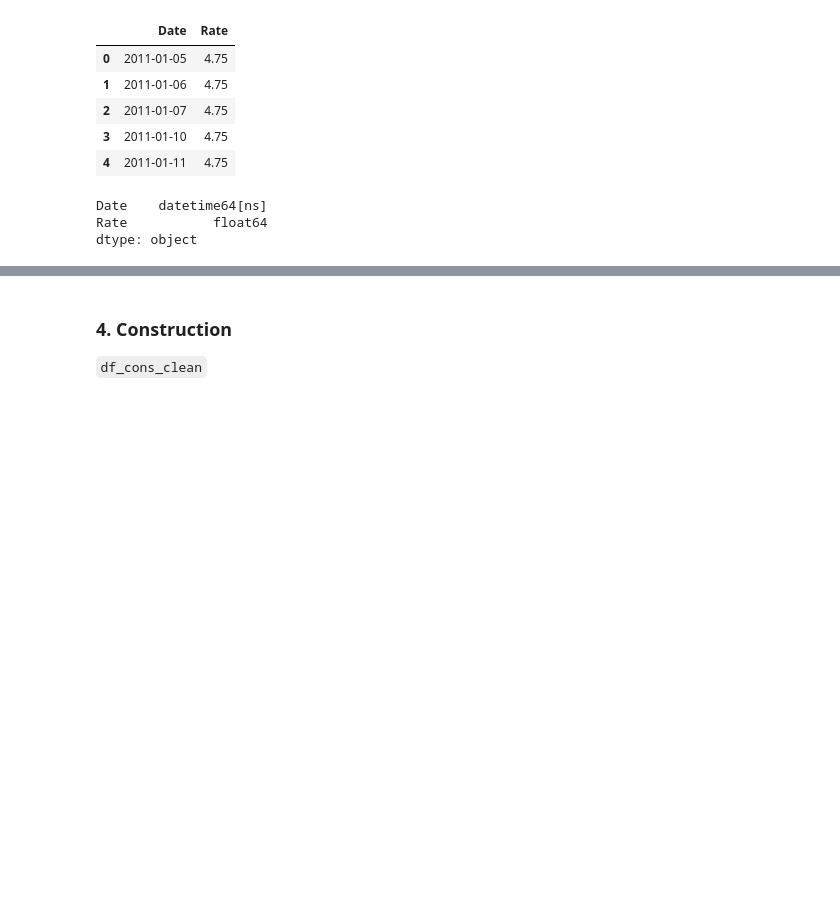
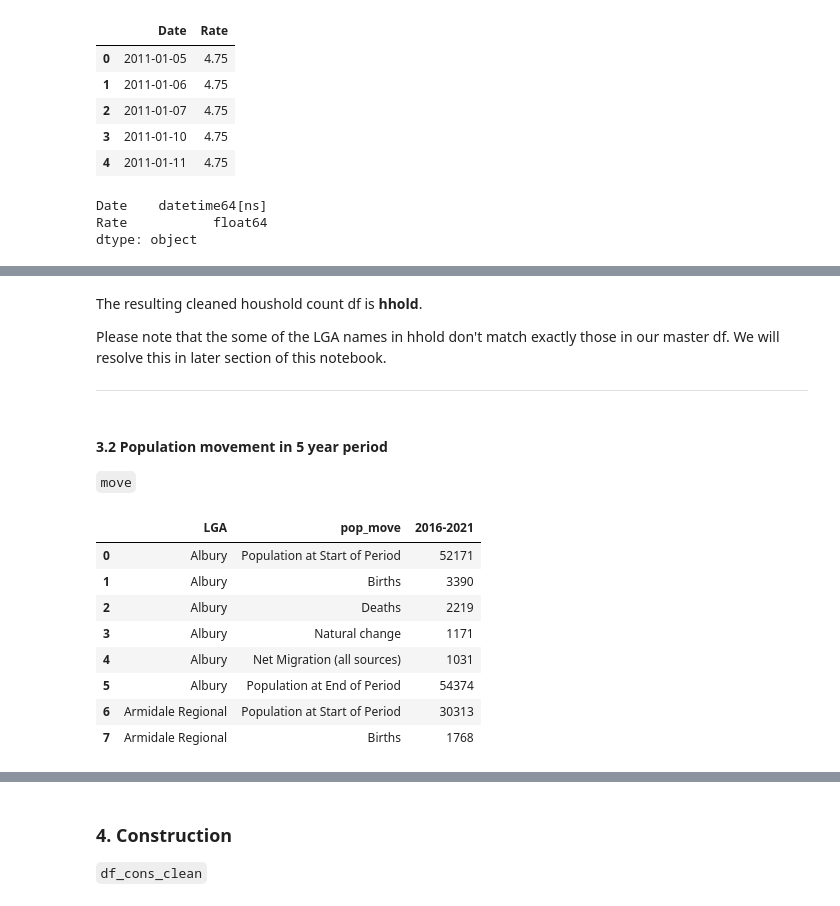
Before and after one commit to walthersy/NSW-house-price, a Jupyter notebook: Chris - Data Cleaning Pt2 (LGA mapping & features data).ipynb, the cells around one changed output, grey strips where cells are left out. Saved outputs shown, nothing was run; the diff lists cells and outputs as text; code cells hidden in the pictures; blank space fills up the shorter version.

```diff
--- a/Chris - Data Cleaning Pt2 (LGA mapping & features data).ipynb
+++ b/Chris - Data Cleaning Pt2 (LGA mapping & features data).ipynb
@@ -525,0 +223,26 @@ age_bracket_delta
+# %% [markdown]
+The resulting cleaned houshold count df is **hhold**.
+
+Please note that the some of the LGA names in hhold don't match exactly those in our master df. We will resolve this in later section of this notebook.
+
+----
+# %% [markdown]
+#### 3.2 Population movement in 5 year period
+`move`
+# %%
+# Read dta
+popfile = "Files/Population/2019 NSW Population Projections ASGS 2019 LGA.xlsx"
+df_move = pd.read_excel(popfile,sheet_name='LGA population accounts', header=5, skipfooter=3, usecols="A:C")
+df_move.columns=['LGA','pop_move','2016-2021']
+df_move['LGA'] = df_move.LGA.str.split('(').str.get(0) #Get rid of the bracket in each LGA name
+df_move.head(8)
+# %% [output]
+|  | LGA | pop_move | 2016-2021 |
+| 0 | Albury | Population at Start of Period | 52171 |
+| 1 | Albury | Births | 3390 |
+| 2 | Albury | Deaths | 2219 |
+| 3 | Albury | Natural change | 1171 |
+| 4 | Albury | Net Migration (all sources) | 1031 |
+| 5 | Albury | Population at End of Period | 54374 |
+| 6 | Armidale Regional | Population at Start of Period | 30313 |
+| 7 | Armidale Regional | Births | 1768 |
```
Also changed, not shown: parts of 117 cells of this notebook.
